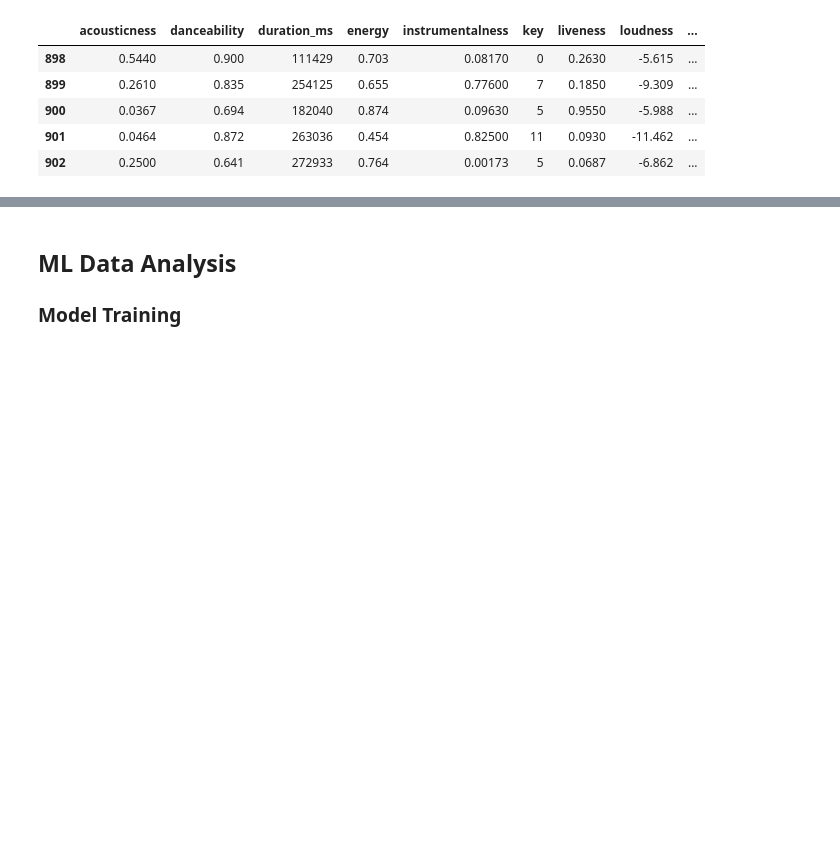
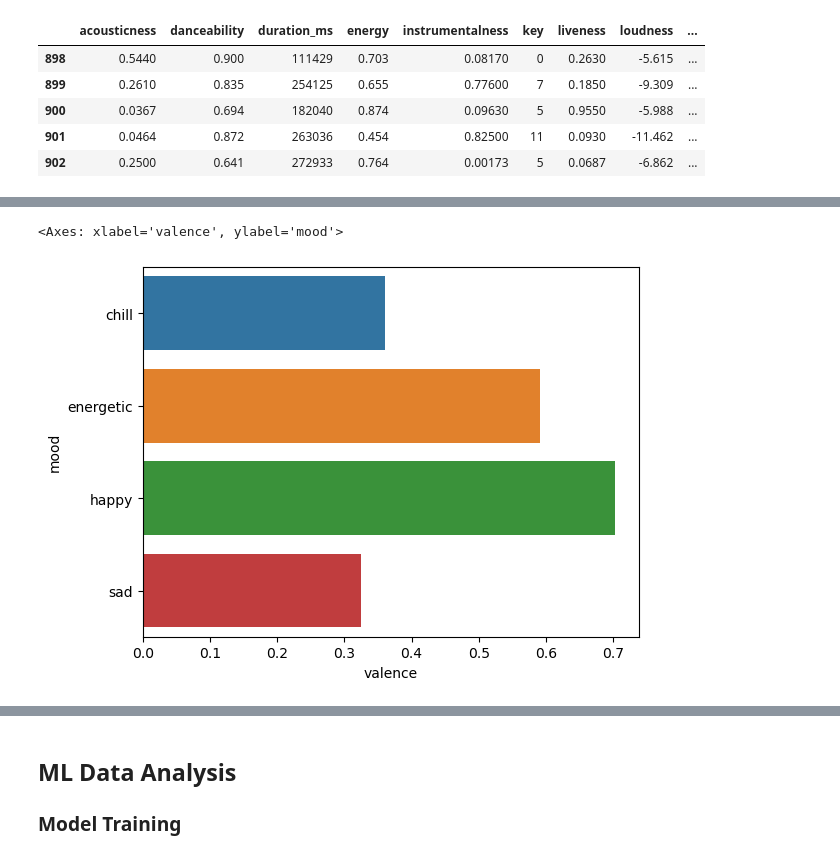
Before and after one commit to cs418-fa24/project-check-in-team-11, a Jupyter notebook: progress_report.ipynb, the cells around one changed output, grey strips where cells are left out. Drawn from its saved outputs; the diff is of its cells as text; code cells hidden in the pictures; blank space fills up the shorter version.

```diff
--- a/progress_report.ipynb
+++ b/progress_report.ipynb
@@ -399,0 +408,5 @@ For each mood, we pick a characteristic to see weather it can be relevant to dis
+# %%
+sns.barplot(moods_mean_df, x="valence", y="mood", hue="mood", legend=False)
+# %% [output]
+<Axes: xlabel='valence', ylabel='mood'>
+[figure, added]
```
Also changed, not shown: parts of 16 cells of this notebook.
